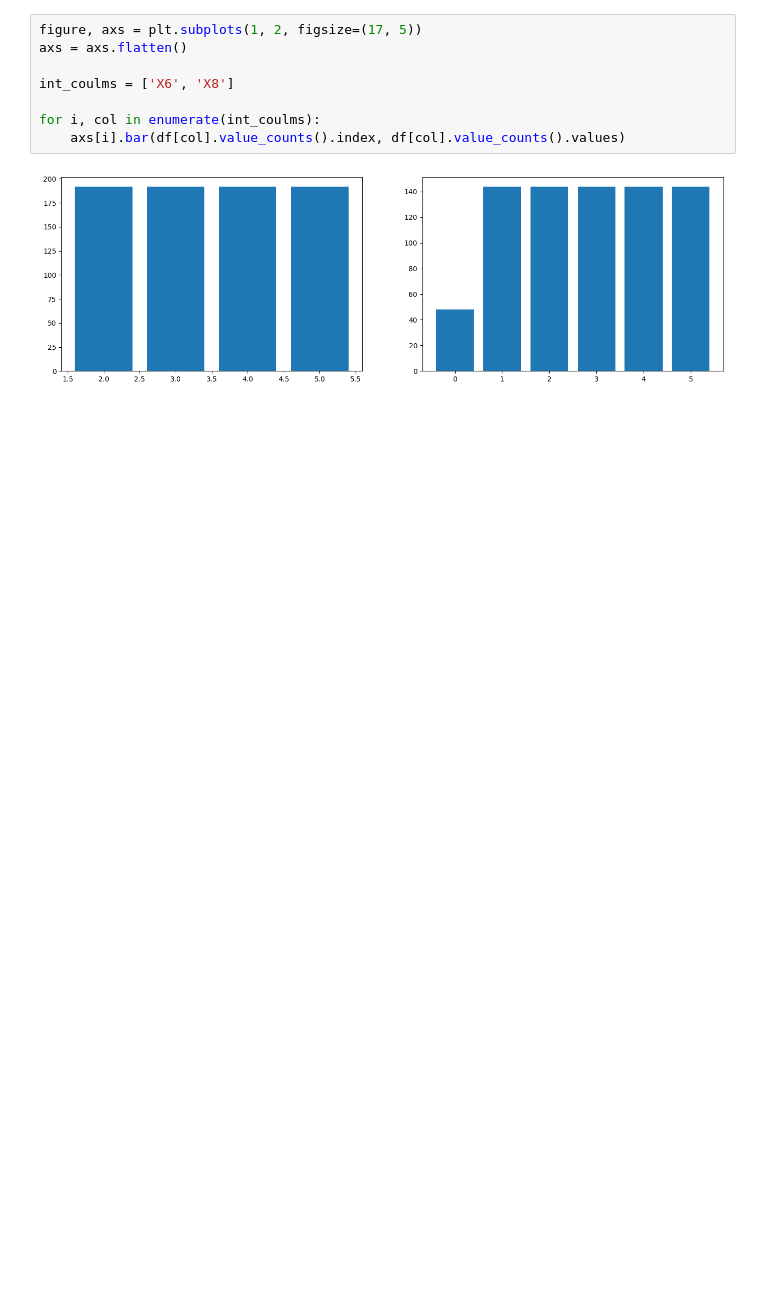
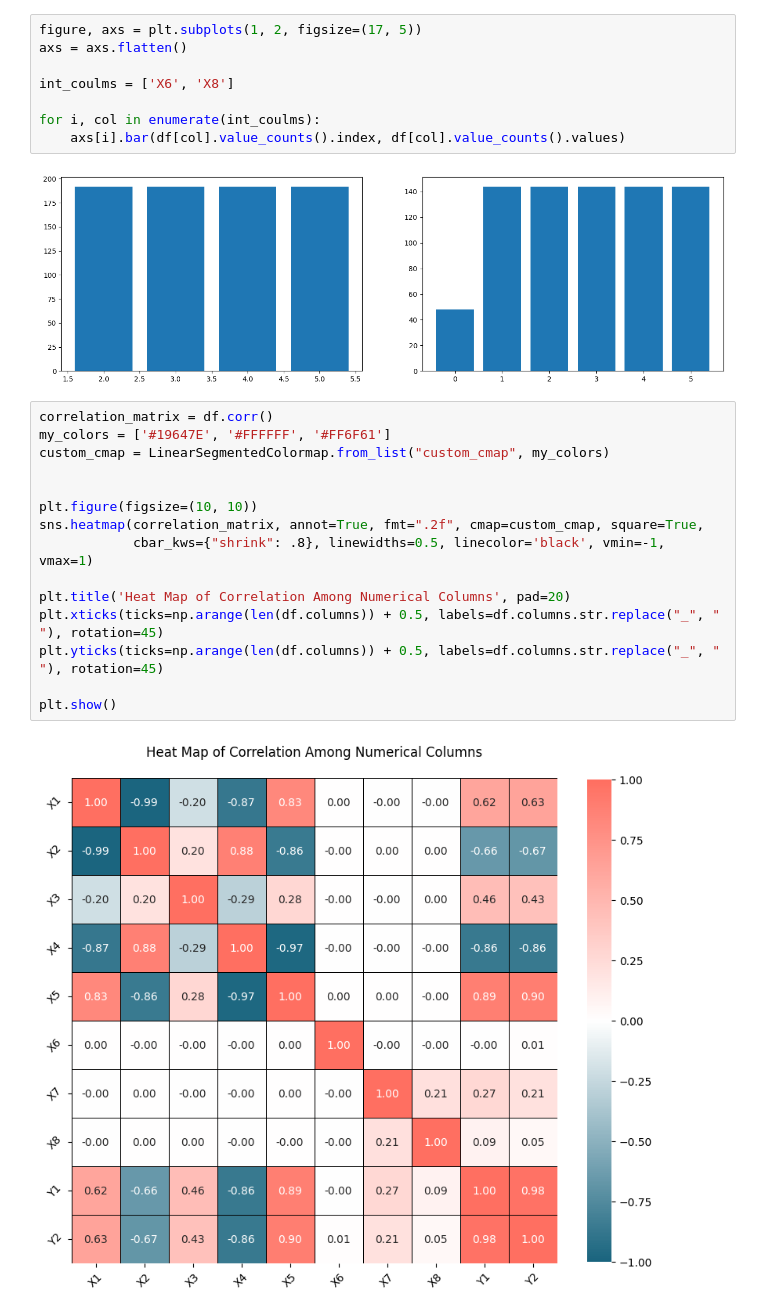
Before and after one commit to dalimvc/Regression-Models, a Jupyter notebook: 24-AS1-b21dalmi.ipynb, the cells around one changed output. Drawn from its saved outputs; the diff is of its cells as text; blank space fills up the shorter version.

```diff
--- a/24-AS1-b21dalmi.ipynb
+++ b/24-AS1-b21dalmi.ipynb
@@ -98,3 +104,20 @@ for i, col in enumerate(int_coulms):
     axs[i].bar(df[col].value_counts().index, df[col].value_counts().values)
 # %% [output]
 [figure]
+# %%
+correlation_matrix = df.corr()
+my_colors = ['#19647E', '#FFFFFF', '#FF6F61']
+custom_cmap = LinearSegmentedColormap.from_list("custom_cmap", my_colors)
+
+
+plt.figure(figsize=(10, 10))
+sns.heatmap(correlation_matrix, annot=True, fmt=".2f", cmap=custom_cmap, square=True,
+            cbar_kws={"shrink": .8}, linewidths=0.5, linecolor='black', vmin=-1, vmax=1)
+
+plt.title('Heat Map of Correlation Among Numerical Columns', pad=20)
+plt.xticks(ticks=np.arange(len(df.columns)) + 0.5, labels=df.columns.str.replace("_", " "), rotation=45)
+plt.yticks(ticks=np.arange(len(df.columns)) + 0.5, labels=df.columns.str.replace("_", " "), rotation=45)
+
+plt.show()
+# %% [output]
+[figure, added]
```
Also changed, not shown: parts of 3 cells of this notebook.
